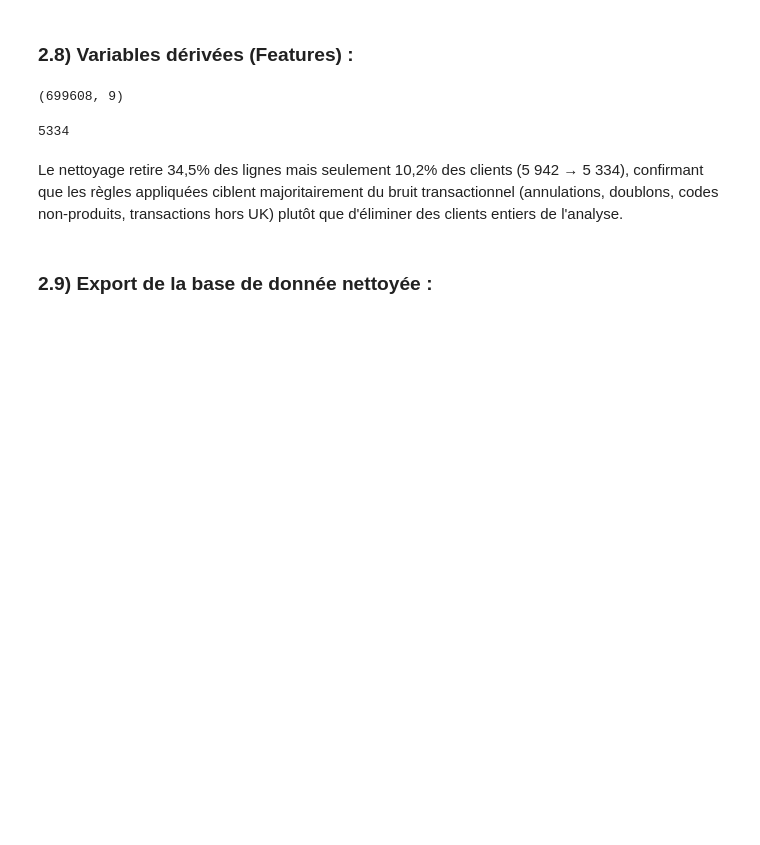
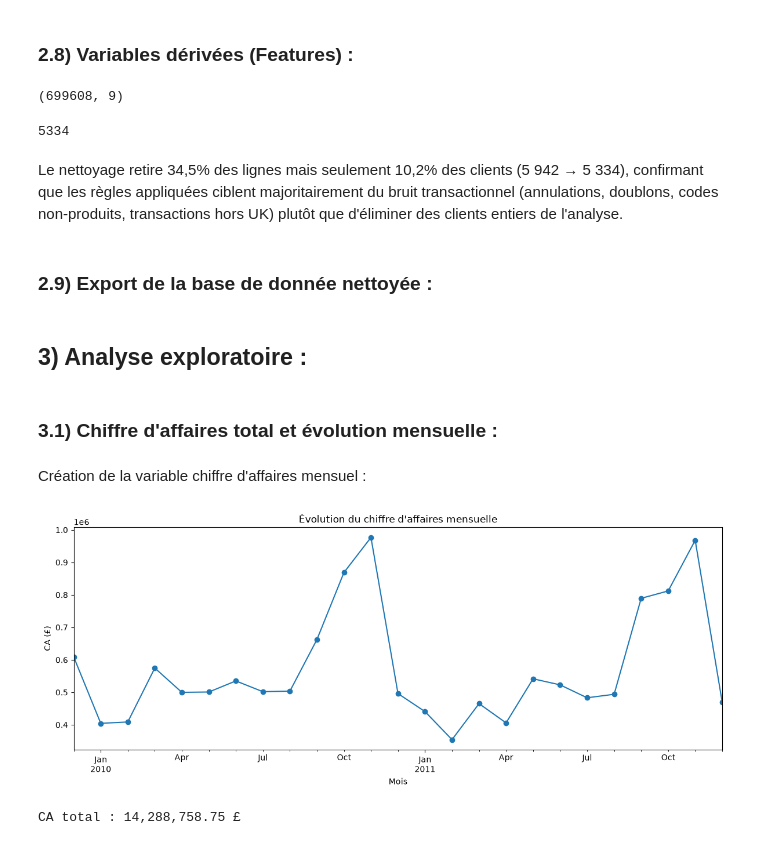
Before and after one commit to Nithilan16/Online_retail-rfm-segmentation, a Jupyter notebook: notebooks/online_retail.ipynb, the cells around one changed output. Drawn from its saved outputs; the diff is of its cells as text; code cells hidden in the pictures; blank space fills up the shorter version.

Commit message:
Analyse exploratoire

```diff
--- a/notebooks/online_retail.ipynb
+++ b/notebooks/online_retail.ipynb
@@ -599,3 +599,23 @@ Le nettoyage retire 34,5% des lignes mais seulement 10,2% des clients (5 942 →
 ### 2.9) Export de la base de donnée nettoyée :
 # %%
 Df.to_csv('../data/processed/online_retail_clean.csv', index=False)
+# %% [markdown]
+## 3) Analyse exploratoire :
+# %% [markdown]
+### 3.1) Chiffre d'affaires total et évolution mensuelle :
+# %% [markdown]
+Création de la variable chiffre d'affaires mensuel :
+# %%
+ca_mensuel = Df.groupby(Df["InvoiceDate"].dt.to_period("M"))["TotalPrice"].sum()
+# %%
+ca_mensuel.plot(kind="line", marker="o", figsize=(12, 5))
+plt.title("Évolution du chiffre d'affaires mensuelle")
+plt.ylabel("CA (£)")
+plt.xlabel("Mois")
+plt.tight_layout()
+plt.show()
+
+print(f"CA total : {Df["TotalPrice"].sum():,.2f} £")
+# %% [output]
+[figure, added]
+CA total : 14,288,758.75 £
```
Also changed, not shown: parts of 27 cells of this notebook.
